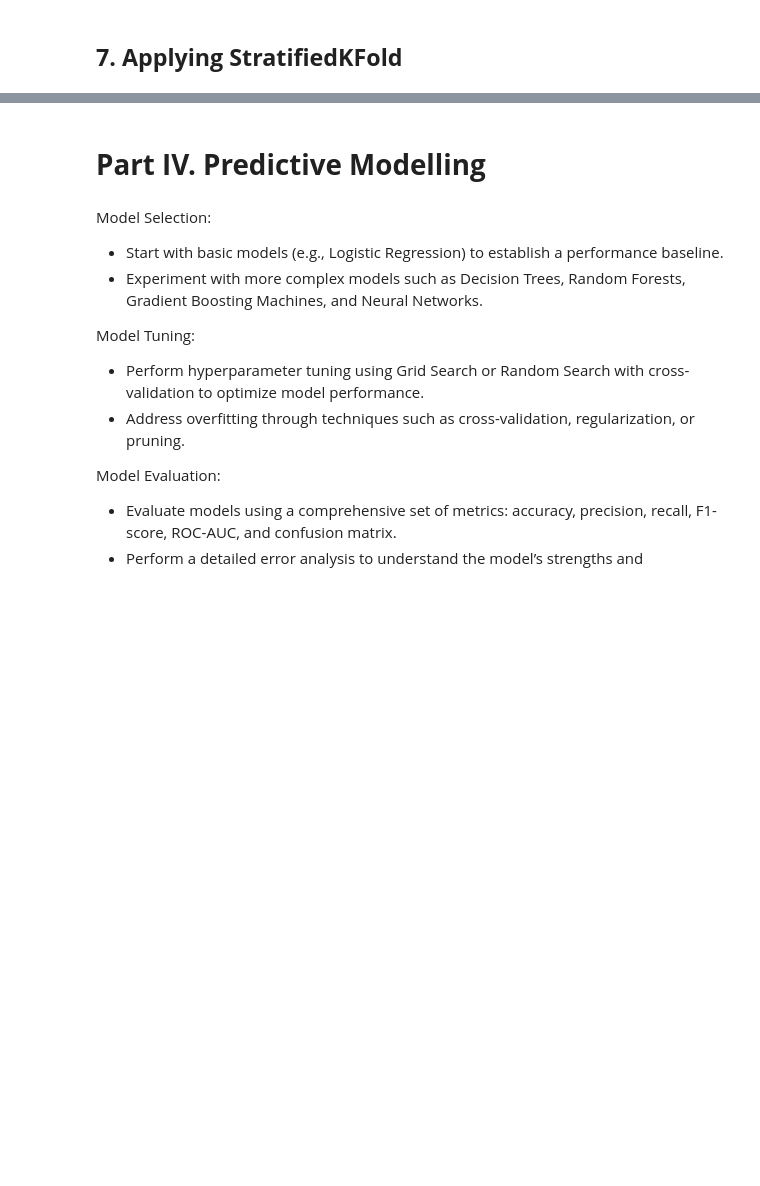
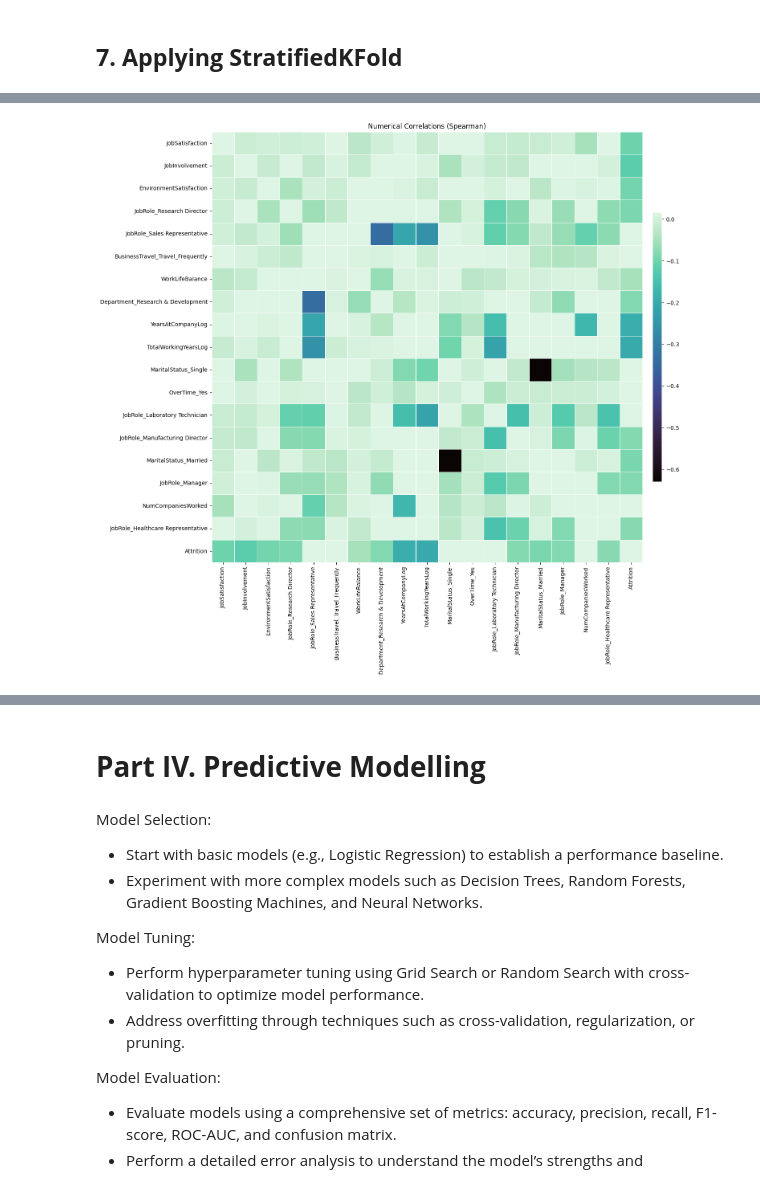
Before and after one commit to filipe-carmo/EDSB25_10, a Jupyter notebook: 3. Feature Eng and Feature Selection.ipynb, the cells around one changed output, grey strips where cells are left out. Saved outputs shown, nothing was run; the diff lists cells and outputs as text; code cells hidden in the pictures; blank space fills up the shorter version.

```diff
--- a/3. Feature Eng and Feature Selection.ipynb
+++ b/3. Feature Eng and Feature Selection.ipynb
@@ -875,8 +929,8 @@ def select_best_cat_features(X, y, columns, n_splits=5, alpha=0.05):
     summary['% Splits Significant'] = (summary['Significant_Splits'] / n_splits) * 100
     return summary.sort_values(by='Significant_Splits', ascending=False)
 # %%
-y = HR_1['Attrition'].copy()
-X = HR_1.drop(columns=['Attrition']).copy()
+y = HR_final['Attrition'].copy()
+X = HR_final.drop(columns=['Attrition']).copy()
 
 # Select categorical and binary-like columns
 columns = X.columns.tolist()
@@ -904,0 +959,3 @@ MonthlyIncomeLog                             0                   0.0
+# %%
+best_predictors = result_df[result_df['% Splits Significant'] >= 80].index.tolist()
+print("Best predictors (significant in at least 60% of splits):", best_predictors)
@@ -904,0 +964,6 @@ MonthlyIncomeLog                             0                   0.0
+# %%
+# Create best dataframe
+HR_best = HR_final[best_predictors + ['Attrition']].copy()
+#sorted_best_columns = sorted(HR_best.columns)
+#HR_best_sorted = HR_best.loc[sorted_best_columns, sorted_best_columns]
+HR_best.head()
@@ -910,0 +994,4 @@ The variables Age, TotalWorkingHours, MaritalStatus, BusinessTravel, JobRole, De
+# %%
+
+correlation_HR_best = HR_best.corr(method='spearman', numeric_only=True)
+correlation_HR_best
@@ -910,0 +1016,14 @@ The variables Age, TotalWorkingHours, MaritalStatus, BusinessTravel, JobRole, De
+# %%
+plt.figure(figsize=(16, 14))
+sns.heatmap(correlation_HR_best, vmax=0.015, cmap="mako", square=True, linewidths=0.5, annot=False, cbar_kws={
+        'shrink': 0.6,      # Makes colorbar smaller (60% of default)
+        'aspect': 30,        # Makes colorbar narrower
+        'pad': 0.02          # Adds space between plot and colorbar
+    })
+plt.title("Numerical Correlations (Spearman)")
+plt.xticks(rotation=90, fontsize=10)
+plt.yticks(rotation=0, fontsize=10)
+plt.tight_layout()
+plt.show()
+# %% [output]
+[figure, added]
```
Also changed, not shown: parts of 20 cells of this notebook.
